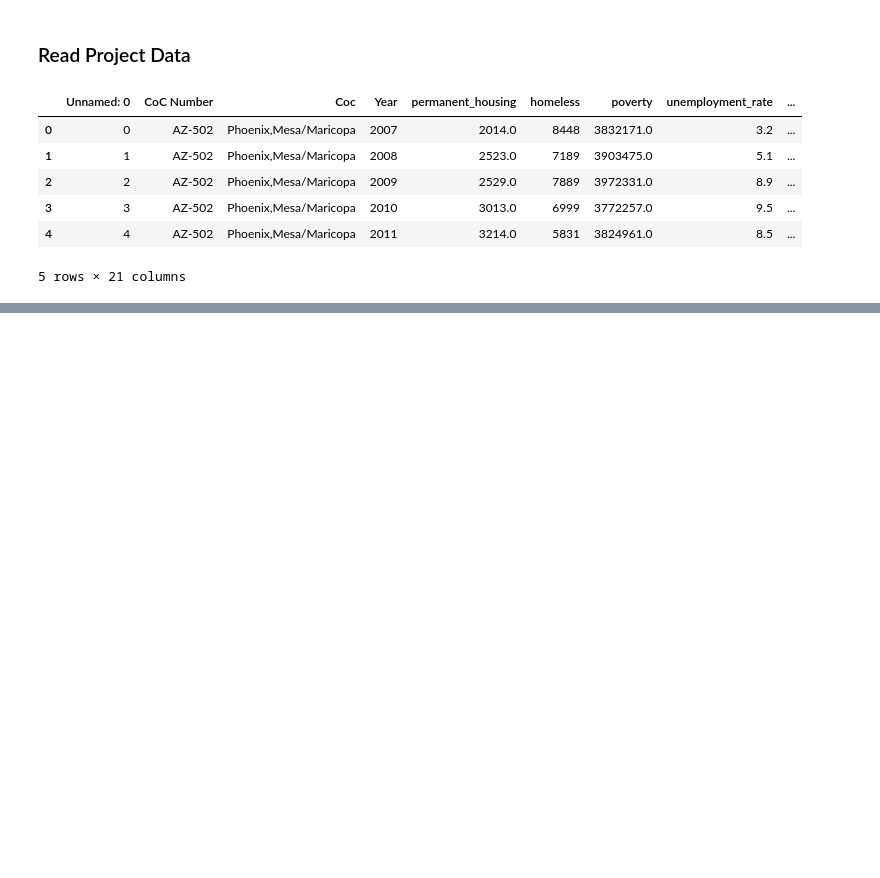
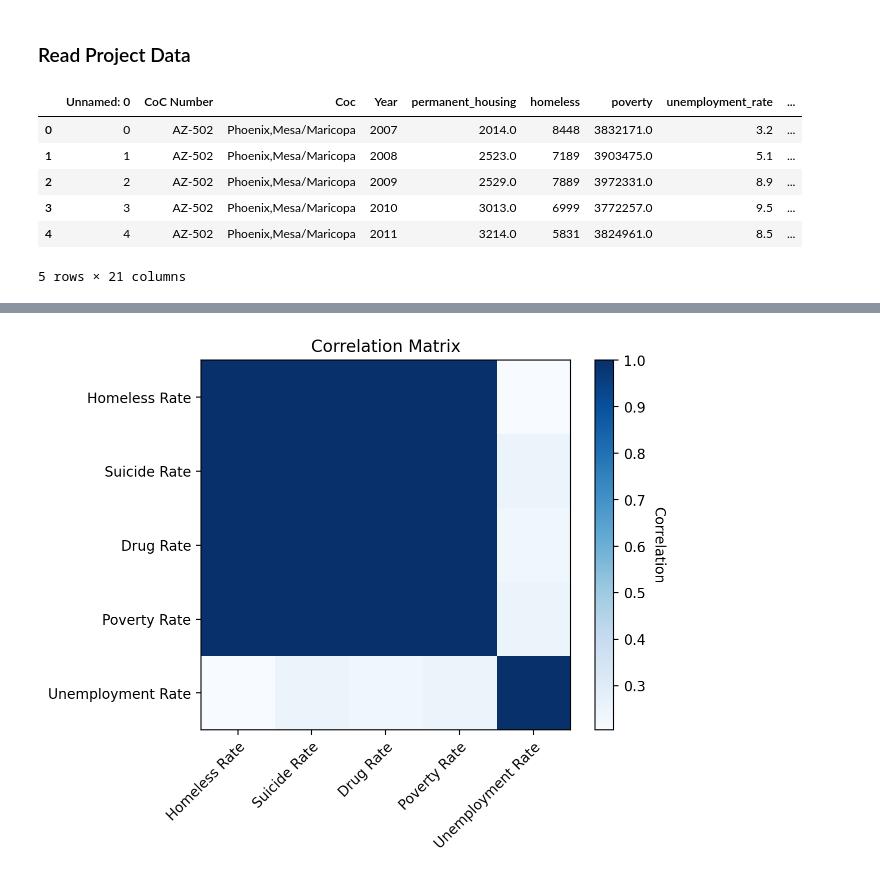
Before and after one commit to heath3rq/Python_Homelessness-Causal-Inference-Analysis, a Jupyter notebook: 30_results/eda.ipynb, the cells around one changed output, grey strips where cells are left out. Cells and saved outputs as stored; diff of their text form; code cells hidden in the pictures; blank space fills up the shorter version.

```diff
--- a/30_results/eda.ipynb
+++ b/30_results/eda.ipynb
@@ -19,0 +120,37 @@ data.head()
+# %%
+#create rate lists
+homeless_grp_by = data.groupby(["Year"])["homeless_rate"].mean().reset_index()
+unemp_grp_by = data.groupby(["Year"])["unemployment_rate"].mean().reset_index()
+suicide_grp_by = data.groupby(["Year"])["suicide_rate"].mean().reset_index()
+drug_grp_by = data.groupby(["Year"])["drug_rate"].mean().reset_index()
+poverty_grp_by = data.groupby(["Year"])["poverty_rate"].mean().reset_index()
+
+homeless_data_year = homeless_grp_by["homeless_rate"].values.tolist()
+suicide_rate = suicide_grp_by["suicide_rate"].values.tolist()
+drug_rate = drug_grp_by["drug_rate"].values.tolist()
+poverty_rate = poverty_grp_by["poverty_rate"].values.tolist()
+unemployment_rate = unemp_grp_by["unemployment_rate"].values.tolist()
+
+col_data = [homeless_data_year, suicide_rate, drug_rate, poverty_rate, unemployment_rate]
+# %%
+# create correlation matrix
+import numpy as np
+corr = np.corrcoef(col_data)
+
+fig, ax = plt.subplots()
+im = ax.imshow(corr, cmap="Blues")
+
+ax.set_xticks(np.arange(len(corr)))
+ax.set_yticks(np.arange(len(corr)))
+ax.set_xticklabels(['Homeless Rate', 'Suicide Rate', 'Drug Rate', 'Poverty Rate', 'Unemployment Rate'])
+ax.set_yticklabels(['Homeless Rate', 'Suicide Rate', 'Drug Rate', 'Poverty Rate', 'Unemployment Rate'])
+
+plt.setp(ax.get_xticklabels(), rotation=45, ha="right",
+         rotation_mode="anchor")
+cbar = ax.figure.colorbar(im, ax=ax)
+cbar.ax.set_ylabel("Correlation", rotation=-90, va="bottom")
+ax.set_title("Correlation Matrix")
+
+plt.show()
+# %% [output]
+[figure, added]
```
Also changed, not shown: parts of 13 cells of this notebook.
